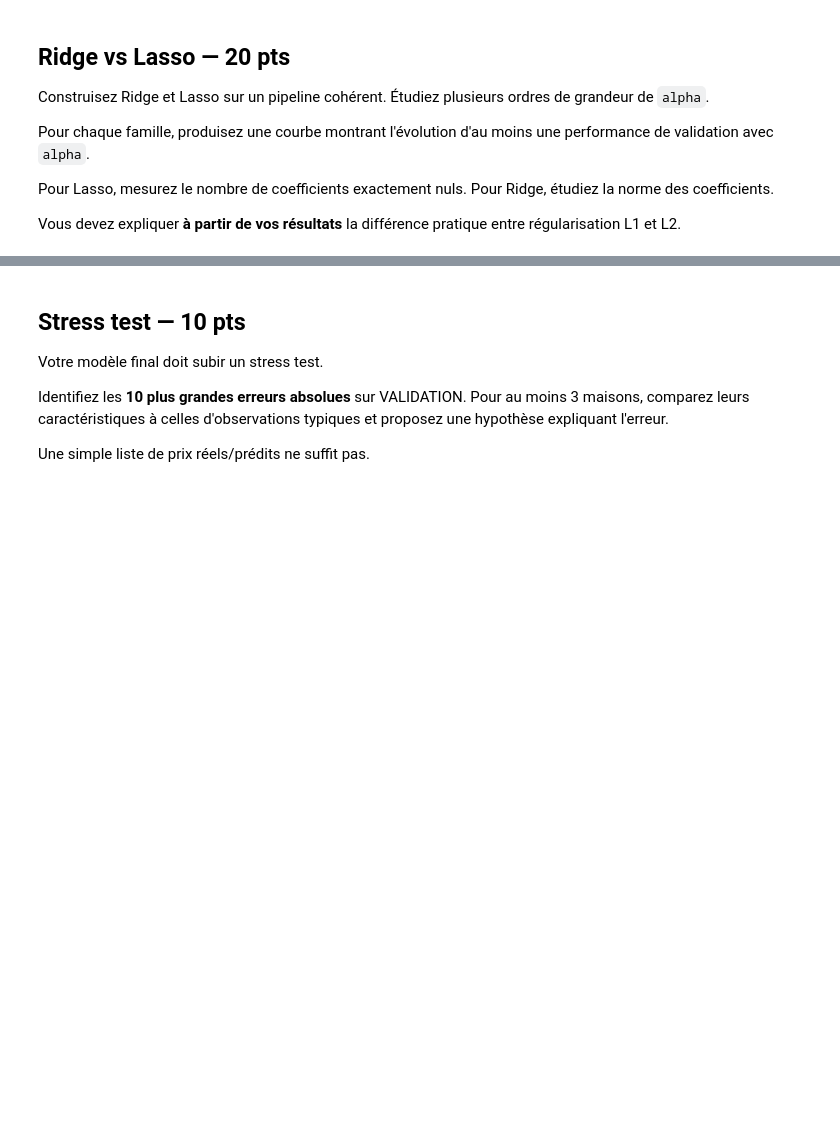
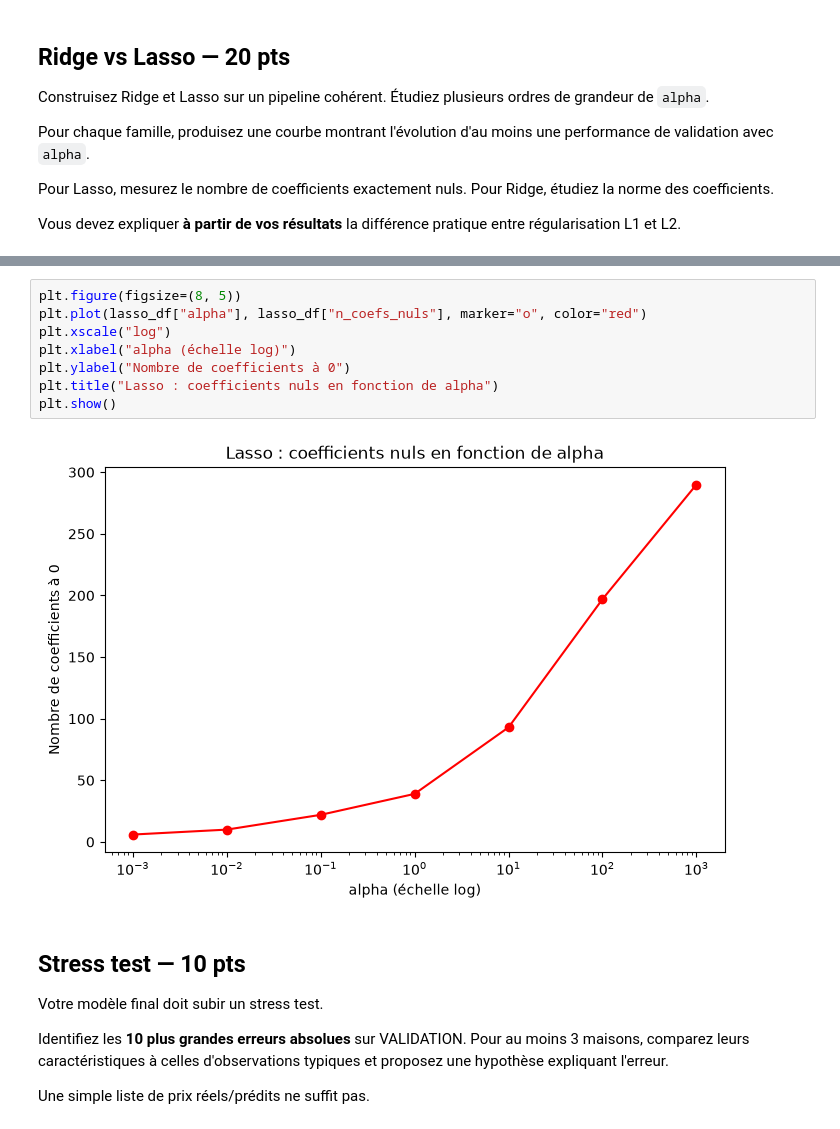
Before and after one commit to Quentin-Cheron/Training01, a Jupyter notebook: notebooks/TP_NOTE_S3_REGRESSION_AMES_USA.ipynb, the cells around one changed output, grey strips where cells are left out. Drawn from its saved outputs; the diff is of its cells as text; blank space fills up the shorter version.

```diff
--- a/notebooks/TP_NOTE_S3_REGRESSION_AMES_USA.ipynb
+++ b/notebooks/TP_NOTE_S3_REGRESSION_AMES_USA.ipynb
@@ -367,3 +534,13 @@ Vous devez expliquer **à partir de vos résultats** la différence pratique ent
+# %%
+plt.figure(figsize=(8, 5))
+plt.plot(lasso_df["alpha"], lasso_df["n_coefs_nuls"], marker="o", color="red")
+plt.xscale("log")
+plt.xlabel("alpha (échelle log)")
+plt.ylabel("Nombre de coefficients à 0")
+plt.title("Lasso : coefficients nuls en fonction de alpha")
+plt.show()
+# %% [output]
+[figure, added]
 # %% [markdown]
 ## Stress test — 10 pts
 
```
Also changed, not shown: parts of 29 cells of this notebook, 2 other files.
